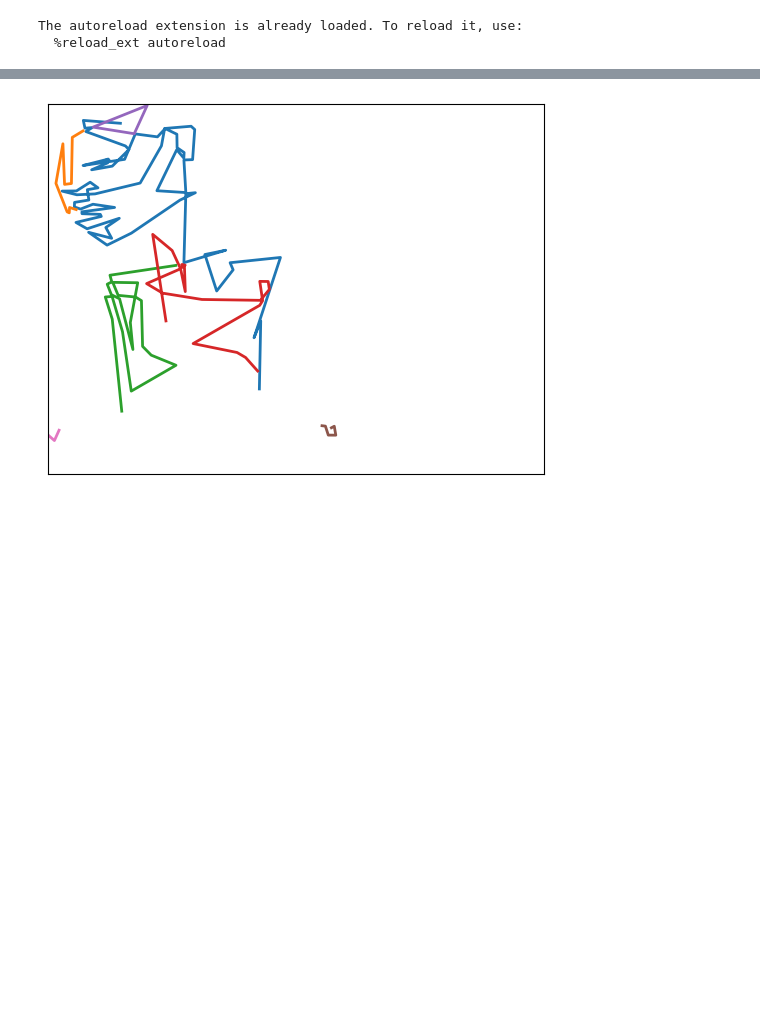
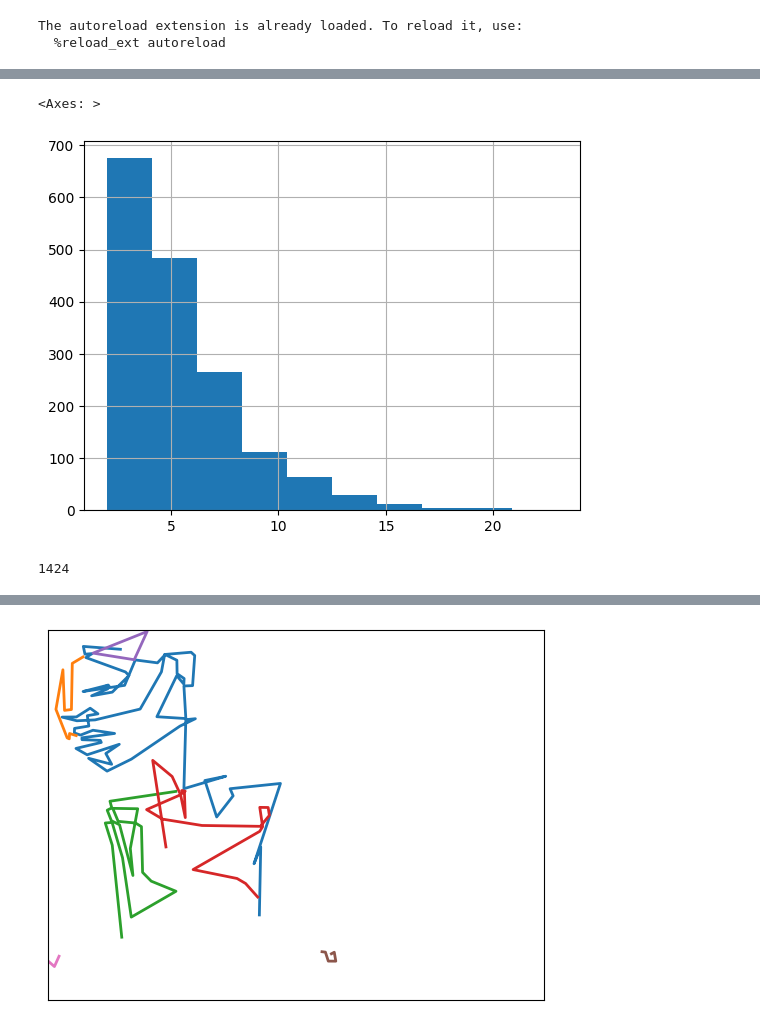
Before and after one commit to andrewlook/singleline_dataset, a Jupyter notebook: nbs/08_dataset_analysis.ipynb, the cells around one changed output, grey strips where cells are left out. Drawn from its saved outputs; the diff is of its cells as text; code cells hidden in the pictures; blank space fills up the shorter version.

```diff
--- a/nbs/08_dataset_analysis.ipynb
+++ b/nbs/08_dataset_analysis.ipynb
@@ -41,3 +41,3 @@ plot_strokes(deltas_to_strokes(full_dataset[0]))
 # %%
-summary = [[i, len(deltas), len(deltas_to_strokes(deltas))] for i, deltas in enumerate(full_dataset)]
+summary = [{"idx": i, "num_points": len(deltas), "num_strokes": len(deltas_to_strokes(deltas))} for i, deltas in enumerate(full_dataset)]
 # %%
@@ -66,0 +67,4 @@ by_num_strokes[:20]
+# %%
+import pandas as pd
+
+df = pd.DataFrame(by_num_strokes)
@@ -66,0 +80,9 @@ by_num_strokes[:20]
+# %%
+df.num_strokes.hist()
+# %% [output]
+<Axes: >
+[figure, added]
+# %%
+len(df[df.num_strokes <= 8])
+# %% [output]
+1424
```
Also changed, not shown: parts of 10 cells of this notebook, 3 other files.
